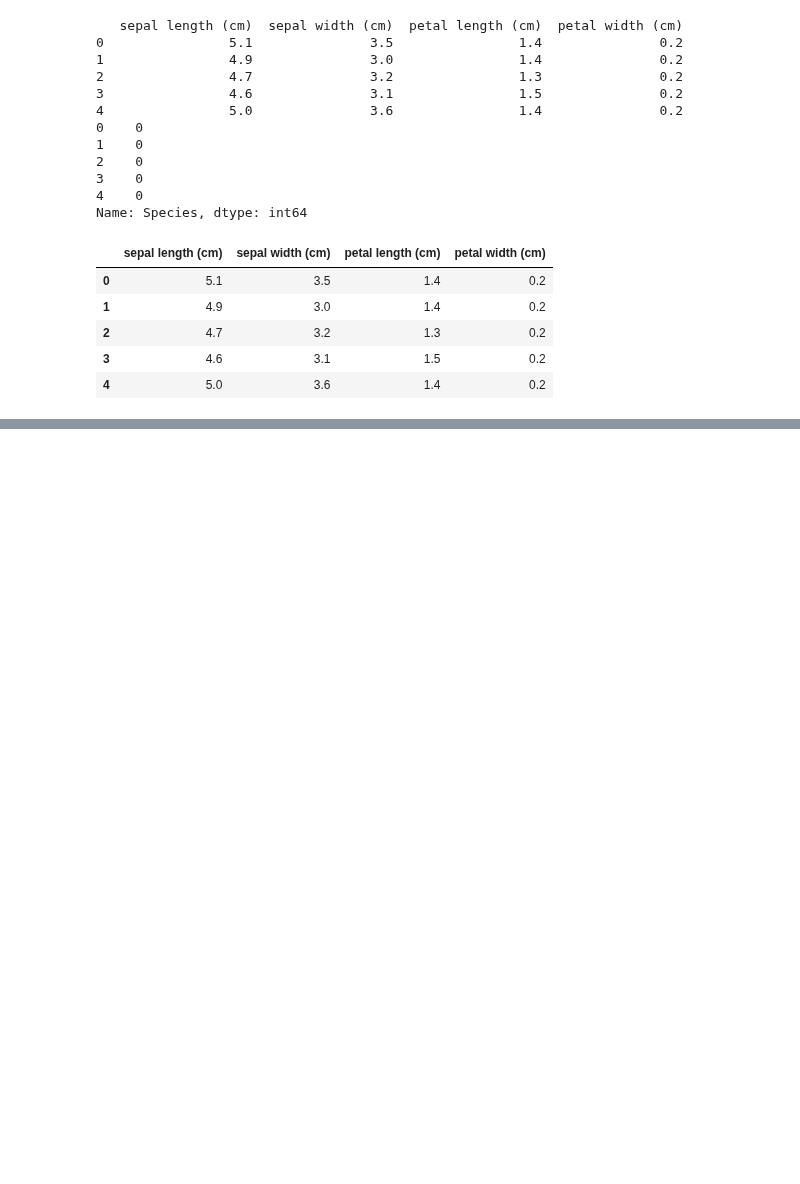
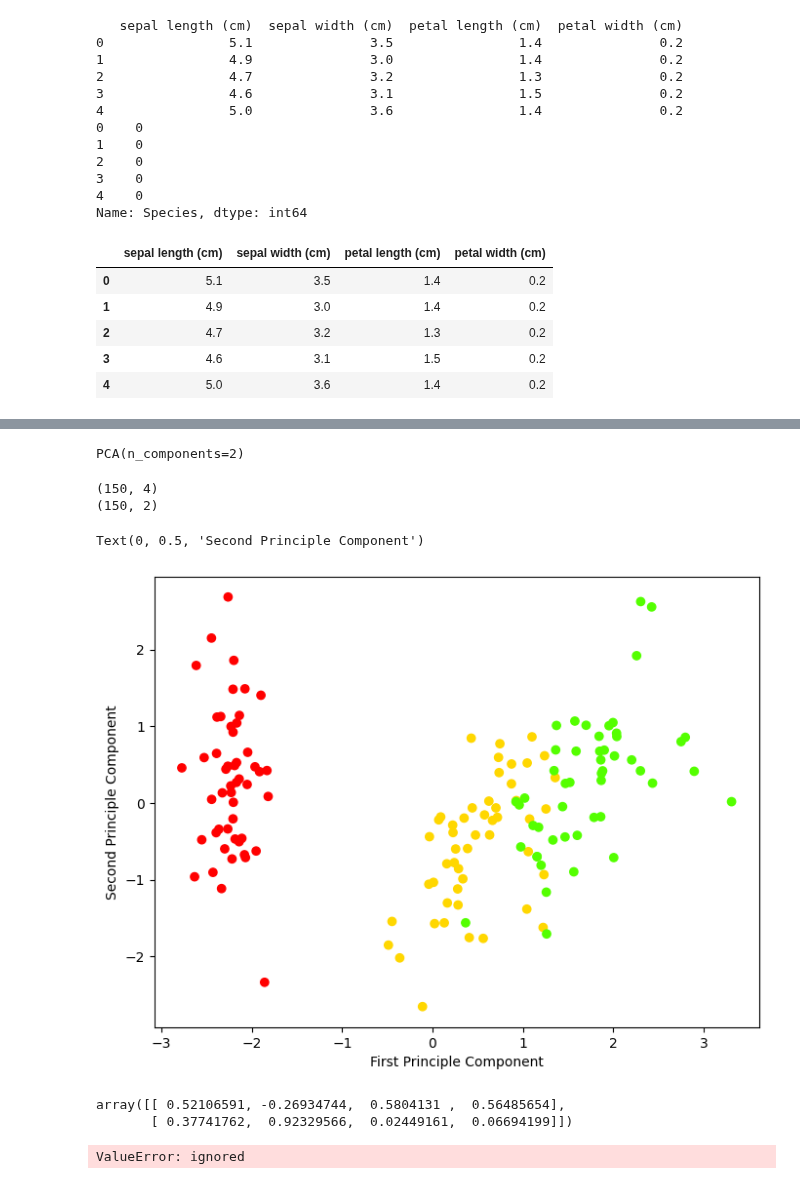
Before and after one commit to Guhan2348519/ADVANCED-ML-tasks, a Jupyter notebook: 2348519_lab6.ipynb, the cells around one changed output, grey strips where cells are left out. Cells and saved outputs as stored; diff of their text form; code cells hidden in the pictures; blank space fills up the shorter version.

```diff
--- a/2348519_lab6.ipynb
+++ b/2348519_lab6.ipynb
@@ -250,0 +260,44 @@ ValueError: ignored
+# %%
+pca.fit(scale_data)
+PCA(n_components=2)
+# %% [output]
+PCA(n_components=2)
+# %%
+x1_pca = pca.transform(scale_data)
+print(scale_data.shape)
+print(x1_pca.shape)
+# %% [output]
+(150, 4)
+(150, 2)
+# %%
+plt.figure(figsize=(8,6))
+plt.scatter(x_pca[:,0],x_pca[:,1],c=iris_data['target'],cmap='prism')
+plt.xlabel('First Principle Component')
+plt.ylabel('Second Principle Component')
+# %% [output]
+Text(0, 0.5, 'Second Principle Component')
+[figure, added]
+# %%
+pca.components_
+# %% [output]
+array([[ 0.52106591, -0.26934744,  0.5804131 ,  0.56485654],
+       [ 0.37741762,  0.92329566,  0.02449161,  0.06694199]])
+# %%
+X_train, X_test, y_train, y_test = train_test_split(x1_pca, y, test_size=0.3, random_state=42)
+
+# Define the classifiers
+classifiers = [
+    ('KNearest Neighbors', KNeighborsClassifier()),
+    ('Decision Tree', DecisionTreeClassifier(random_state=42)),
+    ('Random Forest', RandomForestClassifier(random_state=42))
+]
+
+# Train and evaluate each classifier
+for clf_name, clf in classifiers:
+    print(f"{clf_name}:")
+    clf.fit(X_train, y_train)
+    y_pred = clf.predict(X_test)
+    acc_bef_reduction = accuracy_score(y_test, y_pred)
+    print(f"Accuracy Score after PCA: {acc_bef_reduction:.4f}")
+# %% [output]
+ValueError: ignored
```
Also changed, not shown: parts of 3 cells of this notebook.
